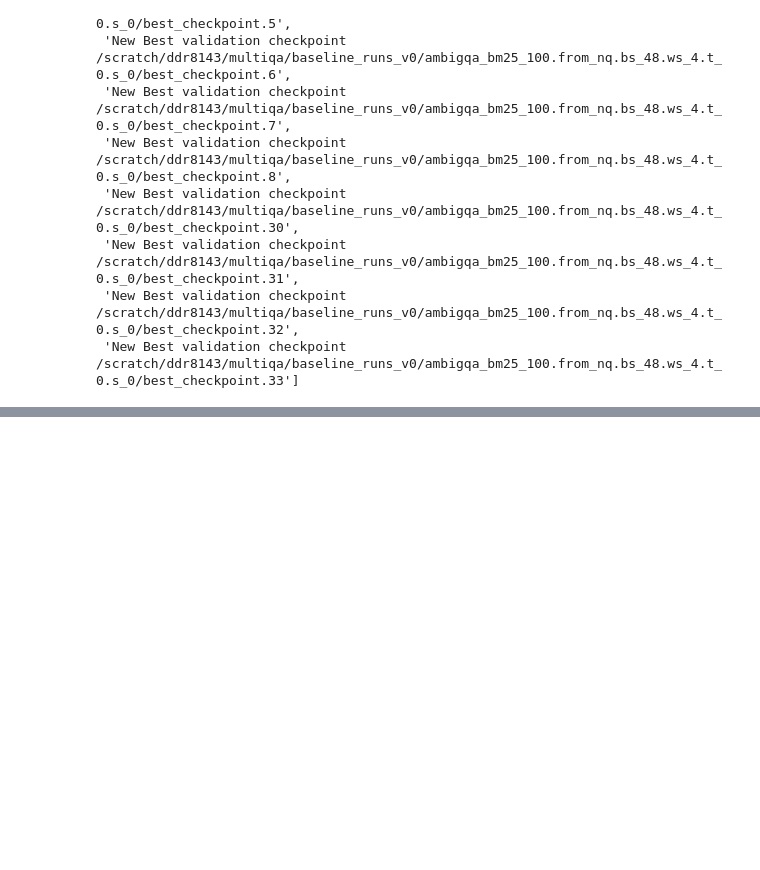
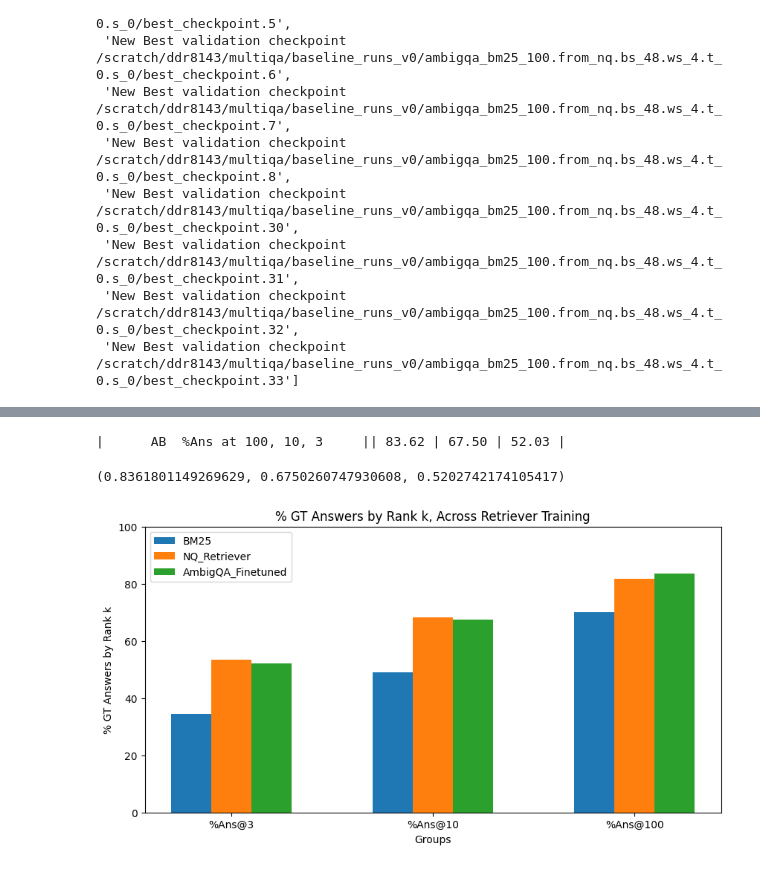
Before and after one commit to drothermel/multiqa_utils, a Jupyter notebook: notebooks/eval_retriever.ipynb, the cells around one changed output, grey strips where cells are left out. Drawn from its saved outputs; the diff is of its cells as text; code cells hidden in the pictures; blank space fills up the shorter version.

```diff
--- a/notebooks/eval_retriever.ipynb
+++ b/notebooks/eval_retriever.ipynb
@@ -69,0 +159,10 @@ best_checkpoint = "/scratch/ddr8143/multiqa/baseline_runs_v0/ambigqa_bm25_100.fr
+# %%
+def process_ambigqa_qdata(qdata):
+    the_answers = (None, None)
+    for ann in qdata['annotations']:
+        ans = process_ambigqa_annotation(ann)
+        if ann['type'] == 'multipleQAs':
+            return ans
+        elif the_answers[0] == None:
+            the_answers = (ann['type'], ans)
+    return the_answers[1]
@@ -69,0 +177,5 @@ best_checkpoint = "/scratch/ddr8143/multiqa/baseline_runs_v0/ambigqa_bm25_100.fr
+# %%
+# Ground Truth
+ground_truth = {}
+for qdata in original_file:
+    ground_truth[qdata['question']] = process_ambigqa_qdata(qdata)
@@ -69,0 +262,6 @@ best_checkpoint = "/scratch/ddr8143/multiqa/baseline_runs_v0/ambigqa_bm25_100.fr
+# %%
+num_gt_answers = []
+for k, v in ground_truth.items():
+    num_gt_answers.append(len(v))
+    if len(v) > 5:
+        print(k, v)
@@ -69,0 +348,6 @@ best_checkpoint = "/scratch/ddr8143/multiqa/baseline_runs_v0/ambigqa_bm25_100.fr
+# %%
+print(f"|      AB  %Ans at 100, 10, 3     || {abavg_rankPat100*100.0:0.2f} | {abavg_rankPat10*100.0:0.2f} | {abavg_rankPat3*100.0:0.2f} |")
+abavg_rankPat100, abavg_rankPat10, abavg_rankPat3
+# %% [output]
+|      AB  %Ans at 100, 10, 3     || 83.62 | 67.50 | 52.03 |
+(0.8361801149269629, 0.6750260747930608, 0.5202742174105417)
@@ -69,0 +358,26 @@ best_checkpoint = "/scratch/ddr8143/multiqa/baseline_runs_v0/ambigqa_bm25_100.fr
+# %%
+data = {
+    "BM25": [34.37, 49.11, 70.14],
+    "NQ_Retriever": [53.41, 68.27, 81.77],
+    "AmbigQA_Finetuned": [52.03, 67.50, 83.62],
+}
+# %%
+
+X_axis = np.arange(3)
+
+fig = plt.figure(figsize=(10,5))
+i = -1
+for k, v in data.items():
+    plt.bar(X_axis + (i * 0.2) , v, 0.2, label = k)
+    i += 1
+#plt.bar(X_axis + 0.2, Zboys, 0.4, label = 'Boys')
+
+plt.xticks(X_axis, ["%Ans@3", "%Ans@10", "%Ans@100"])
+plt.xlabel("Groups")
+plt.ylim([0, 100])
+plt.ylabel("% GT Answers by Rank k")
+plt.title("% GT Answers by Rank k, Across Retriever Training")
+plt.legend()
+plt.show()
+# %% [output]
+[figure, added]
```
Also changed, not shown: parts of 39 cells of this notebook, 6 other files.
